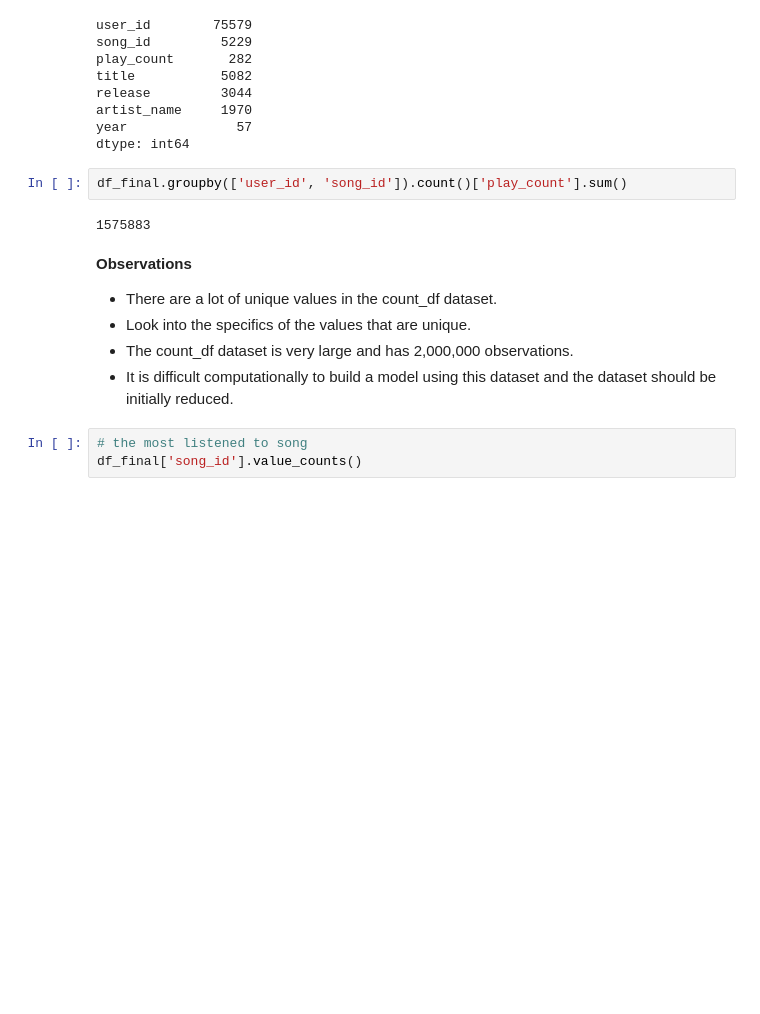
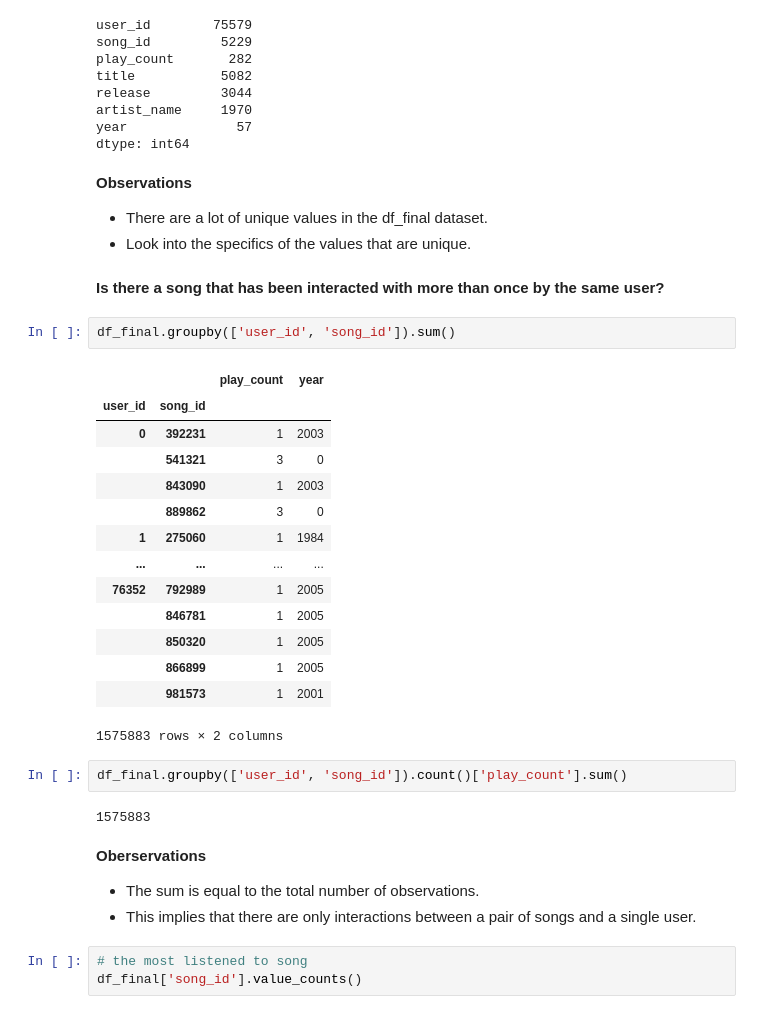
Before and after one commit to mariyaeggs/MIT_AI, a Jupyter notebook: Reference_Notebook_Milestone_1_Recommendation_Systems_Pipenv.ipynb, the cells around one changed output. Drawn from its saved outputs; the diff is of its cells as text; blank space fills up the shorter version.

Commit message:
insert observations for data findings

```diff
--- a/Reference_Notebook_Milestone_1_Recommendation_Systems_Pipenv.ipynb
+++ b/Reference_Notebook_Milestone_1_Recommendation_Systems_Pipenv.ipynb
@@ -325,16 +308,37 @@ release         3044
 artist_name     1970
 year              57
 dtype: int64
+# %% [markdown]
+**Observations**
+- There are a lot of unique values in the df_final dataset.
+- Look into the specifics of the values that are unique.
+# %% [markdown]
+**Is there a song that has been interacted with more than once by the same user?**
+# %%
+df_final.groupby(['user_id', 'song_id']).sum()
+# %% [output]
+|  |  | play_count | year |
+| user_id | song_id |  |  |
+| 0 | 392231 | 1 | 2003 |
+|  | 541321 | 3 | 0 |
+|  | 843090 | 1 | 2003 |
+|  | 889862 | 3 | 0 |
+| 1 | 275060 | 1 | 1984 |
+| ... | ... | ... | ... |
+| 76352 | 792989 | 1 | 2005 |
+|  | 846781 | 1 | 2005 |
+|  | 850320 | 1 | 2005 |
+|  | 866899 | 1 | 2005 |
+|  | 981573 | 1 | 2001 |
+1575883 rows × 2 columns
 # %%
 df_final.groupby(['user_id', 'song_id']).count()['play_count'].sum()
 # %% [output]
 1575883
-# %% [markdown]
-**Observations**
-- There are a lot of unique values in the count_df dataset.
-- Look into the specifics of the values that are unique.
-- The count_df dataset is very large and has 2,000,000 observations.
-- It is difficult computationally to build a model using this dataset and the dataset should be initially reduced.
+# %% [markdown]
+**Oberservations**
+- The sum is equal to the total number of observations.
+- This implies that there are only interactions between a pair of songs and a single user.
 # %%
 # the most listened to song
 df_final['song_id'].value_counts()
```
Also changed, not shown: parts of 3 cells of this notebook.
